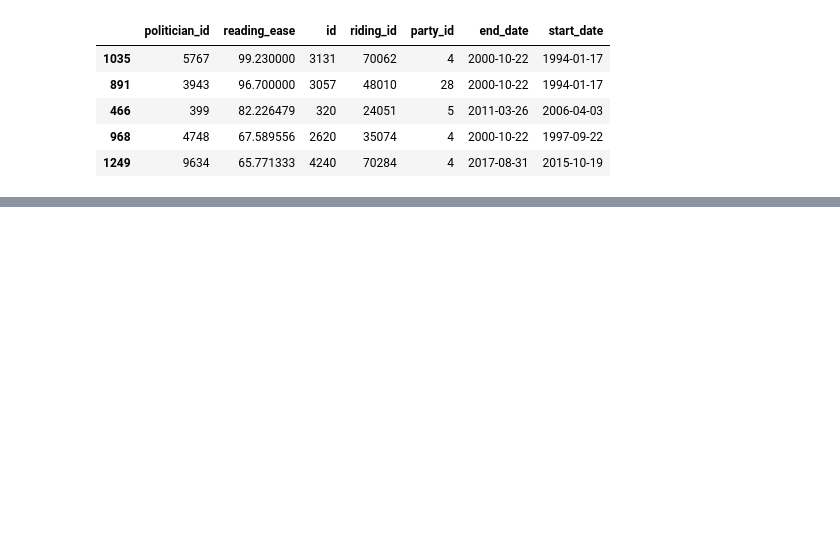
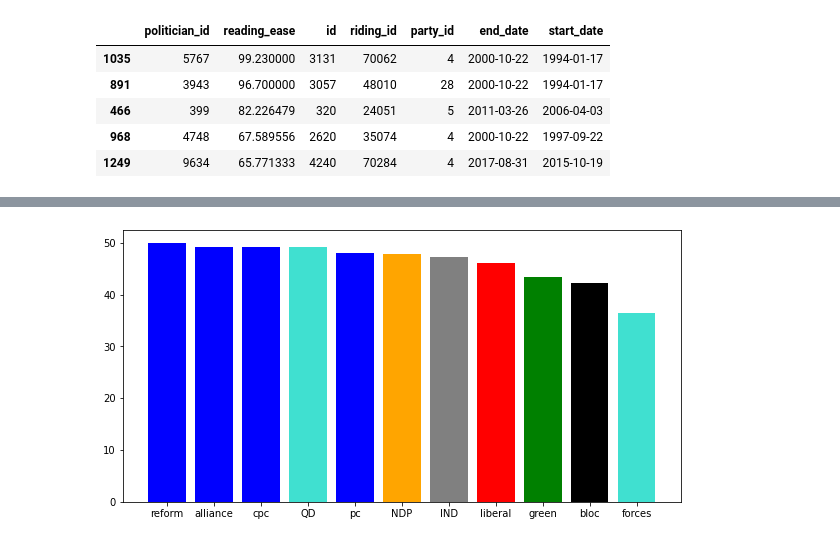
Before and after one commit to illtemperedklavier/openparliament-NLP, a Jupyter notebook: word_stats/textstat graphs.ipynb, the cells around one changed output, grey strips where cells are left out. Drawn from its saved outputs; the diff is of its cells as text; code cells hidden in the pictures; blank space fills up the shorter version.

```diff
--- a/word_stats/textstat graphs.ipynb
+++ b/word_stats/textstat graphs.ipynb
@@ -193,0 +189,18 @@ reading_ease_politician.head()
+# %%
+reading_ease_party.slug.fillna('', inplace=True)
+# %%
+party_colours = ['blue', 'blue', 'blue', 'turquoise', 'blue','orange','grey',
+                'red', 'green', 'black', 'turquoise']
+# %%
+reading_ease_party.loc[3,'slug'] = 'QD'
+# %%
+plt.figure(figsize=(10,5))
+plt.title = 'Flesch Reading Ease by Party'
+plt.xlabel= 'party name slug'
+plt.ylabel = 'Flesch Reading Ease score'
+plt.bar(reading_ease_party.slug, reading_ease_party.reading_ease,
+        color=party_colours)
+
+plt.show()
+# %% [output]
+[figure, added]
```
Also changed, not shown: parts of 38 cells of this notebook, 4 other files.
